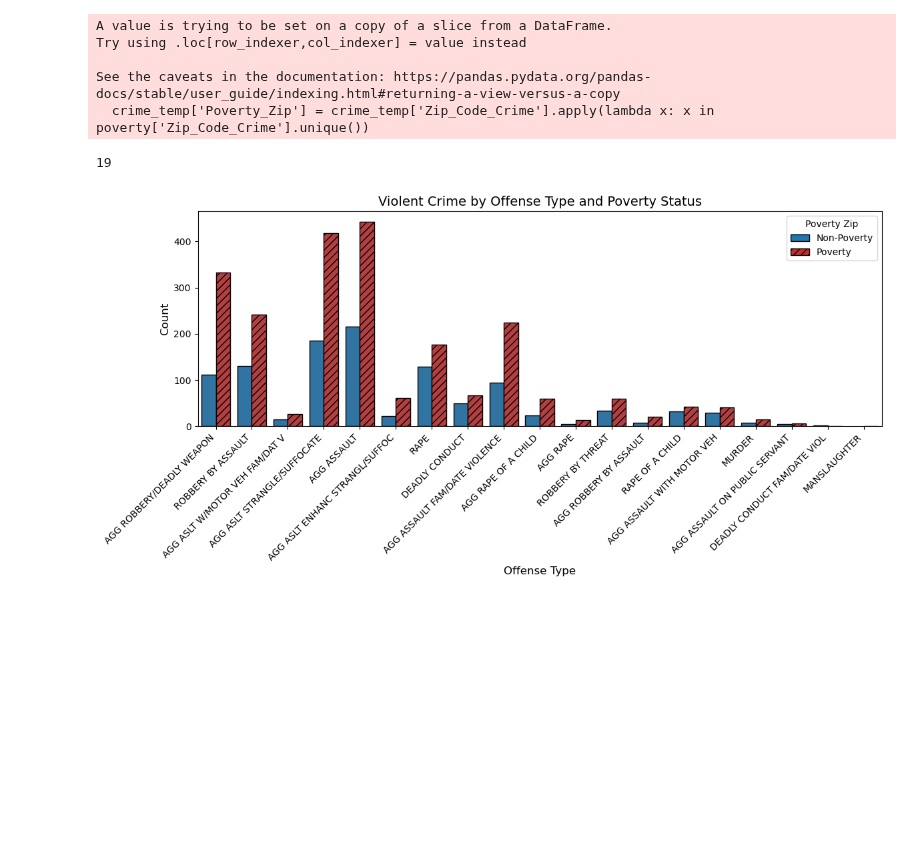
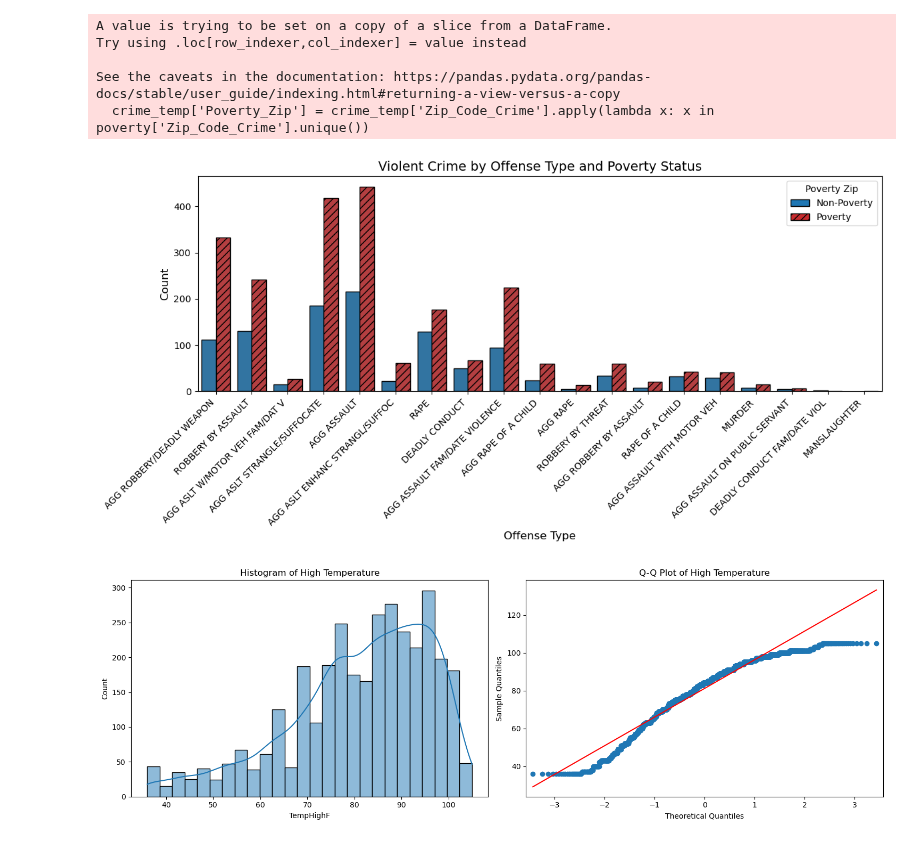
Before and after one commit to m6urns/cs5830-project2-crime-housing, a Jupyter notebook: project2-crime-and-housing.ipynb, the cells around one changed output. Drawn from its saved outputs; the diff is of its cells as text; code cells hidden in the pictures; blank space fills up the shorter version.

```diff
--- a/project2-crime-and-housing.ipynb
+++ b/project2-crime-and-housing.ipynb
@@ -110,7 +110,6 @@ ax = sns.countplot(x='Highest_Offense_Desc', hue='Poverty_Zip', data=just_v_crim
 
 # Apply hatch pattern to all poverty bars
 n_bars = len(ax.patches) // 2
-print(n_bars)
 for i in range(n_bars - 1, len(ax.patches)):
     ax.patches[i].set_hatch('///')
 
@@ -132,5 +131,21 @@ plt.tight_layout()
 # plt.savefig('plots/violent_crime_by_poverty_status.png')
 plt.show()
 # %% [output]
-19
 [figure]
+# %%
+# Before we perform any tests, we need to check if the data is normally distributed
+def check_normality(data, title):
+    fig, (ax1, ax2) = plt.subplots(1, 2, figsize=(15, 5))
+
+    sns.histplot(data, kde=True, ax=ax1)
+    ax1.set_title(f'Histogram of {title}')
+
+    qqplot(data, line='s', ax=ax2)
+    ax2.set_title(f'Q-Q Plot of {title}')
+
+    plt.tight_layout()
+    plt.show()
+# %%
+check_normality(just_v_crime['TempHighF'], 'High Temperature')
+# %% [output]
+[figure, added]
```
Also changed, not shown: parts of 5 cells of this notebook.
